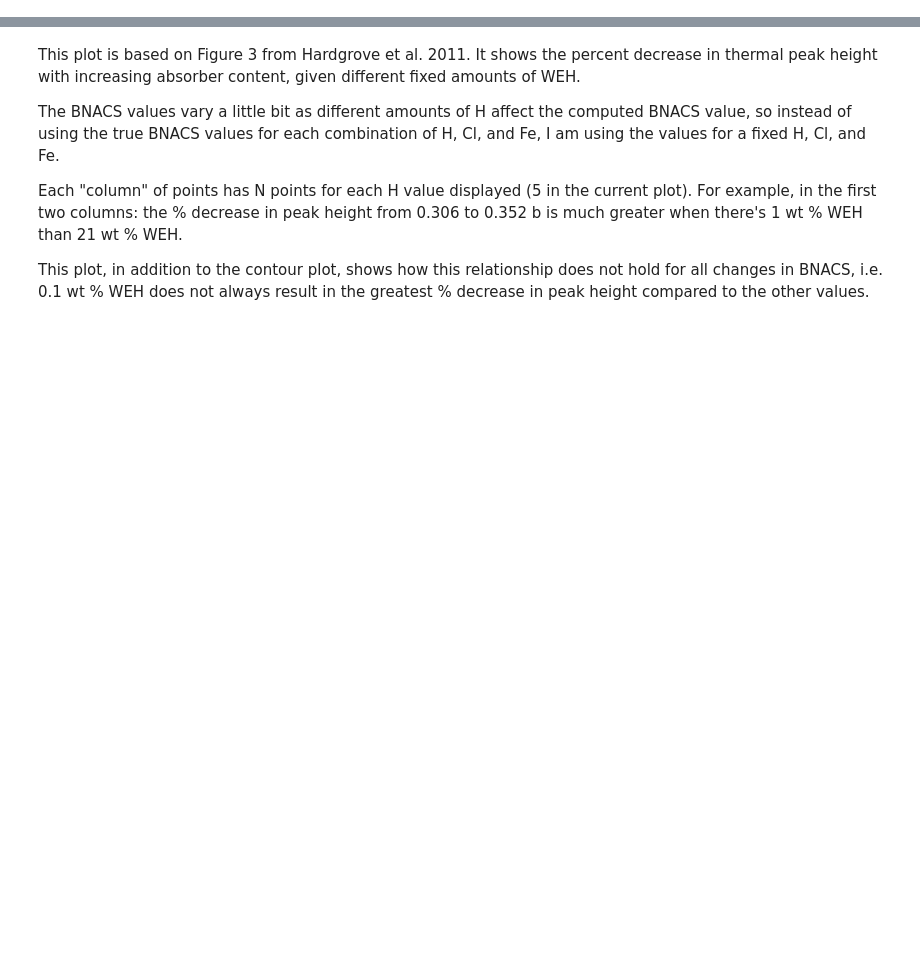
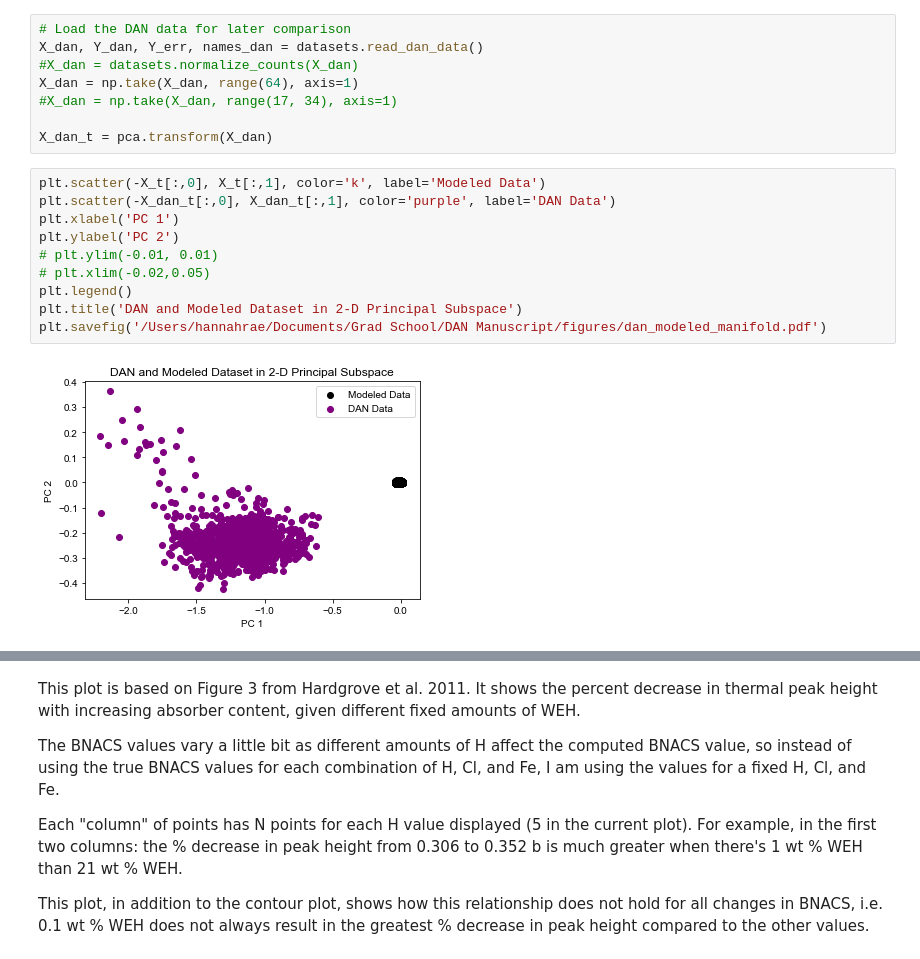
Before and after one commit to hannah-rae/dan_analysis, a Jupyter notebook: data_exploration.ipynb, the cells around one changed output, grey strips where cells are left out. Drawn from its saved outputs; the diff is of its cells as text; blank space fills up the shorter version.

```diff
--- a/data_exploration.ipynb
+++ b/data_exploration.ipynb
@@ -25,0 +65,20 @@ X_t.shape
+# %%
+# Load the DAN data for later comparison
+X_dan, Y_dan, Y_err, names_dan = datasets.read_dan_data()
+#X_dan = datasets.normalize_counts(X_dan)
+X_dan = np.take(X_dan, range(64), axis=1)
+#X_dan = np.take(X_dan, range(17, 34), axis=1)
+
+X_dan_t = pca.transform(X_dan)
+# %%
+plt.scatter(-X_t[:,0], X_t[:,1], color='k', label='Modeled Data')
+plt.scatter(-X_dan_t[:,0], X_dan_t[:,1], color='purple', label='DAN Data')
+plt.xlabel('PC 1')
+plt.ylabel('PC 2')
+# plt.ylim(-0.01, 0.01)
+# plt.xlim(-0.02,0.05)
+plt.legend()
+plt.title('DAN and Modeled Dataset in 2-D Principal Subspace')
+plt.savefig('/Users/hannahrae/Documents/Grad School/DAN Manuscript/figures/dan_modeled_manifold.pdf')
+# %% [output]
+[figure, added]
```
Also changed, not shown: parts of 37 cells of this notebook.
